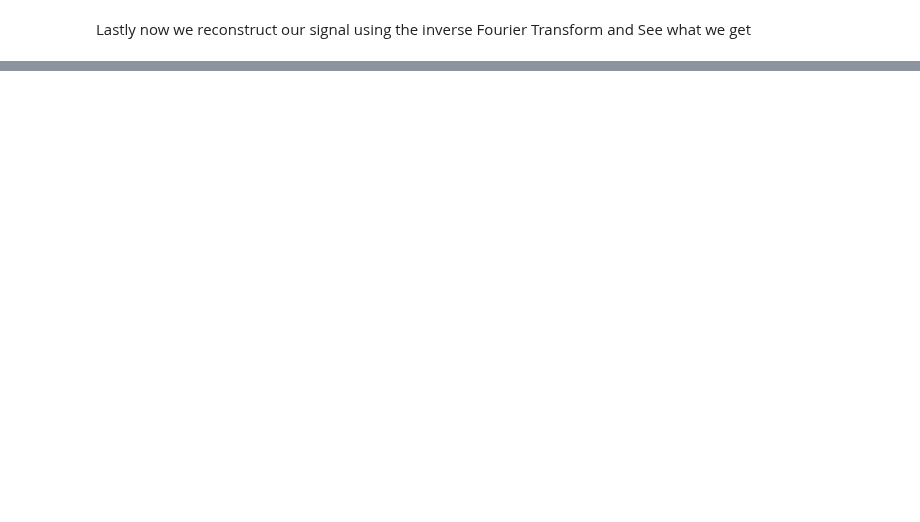
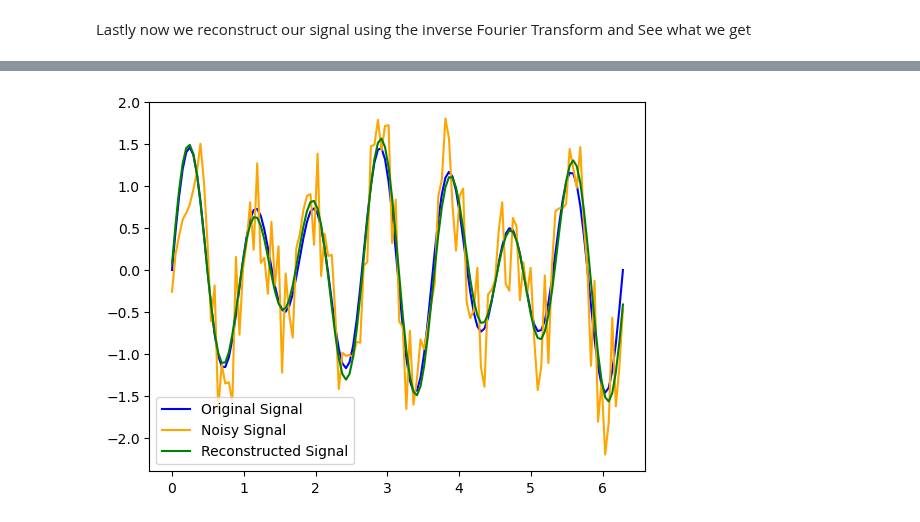
Before and after one commit to LukasMeinschad/Studium, a Jupyter notebook: Mathe/Numerik/Proseminar Numerik/Übungsblätter/Blatt 10/meinschad_blatt10.ipynb, the cells around one changed output, grey strips where cells are left out. Cells and saved outputs as stored; diff of their text form; code cells hidden in the pictures; blank space fills up the shorter version.

```diff
--- a/Mathe/Numerik/Proseminar Numerik/Übungsblätter/Blatt 10/meinschad_blatt10.ipynb
+++ b/Mathe/Numerik/Proseminar Numerik/Übungsblätter/Blatt 10/meinschad_blatt10.ipynb
@@ -473,0 +520,10 @@ plt.show()
+# %%
+# Further put all into one Plot for a better Visualization
+
+plt.plot(t, y, label="Original Signal", color='blue')
+plt.plot(t, y_pert, label="Noisy Signal", color='orange')
+plt.plot(t, y_recon, label="Reconstructed Signal", color='green')
+plt.legend()
+plt.show()
+# %% [output]
+[figure, added]
```
Also changed, not shown: parts of 10 cells of this notebook, 6 other files.
